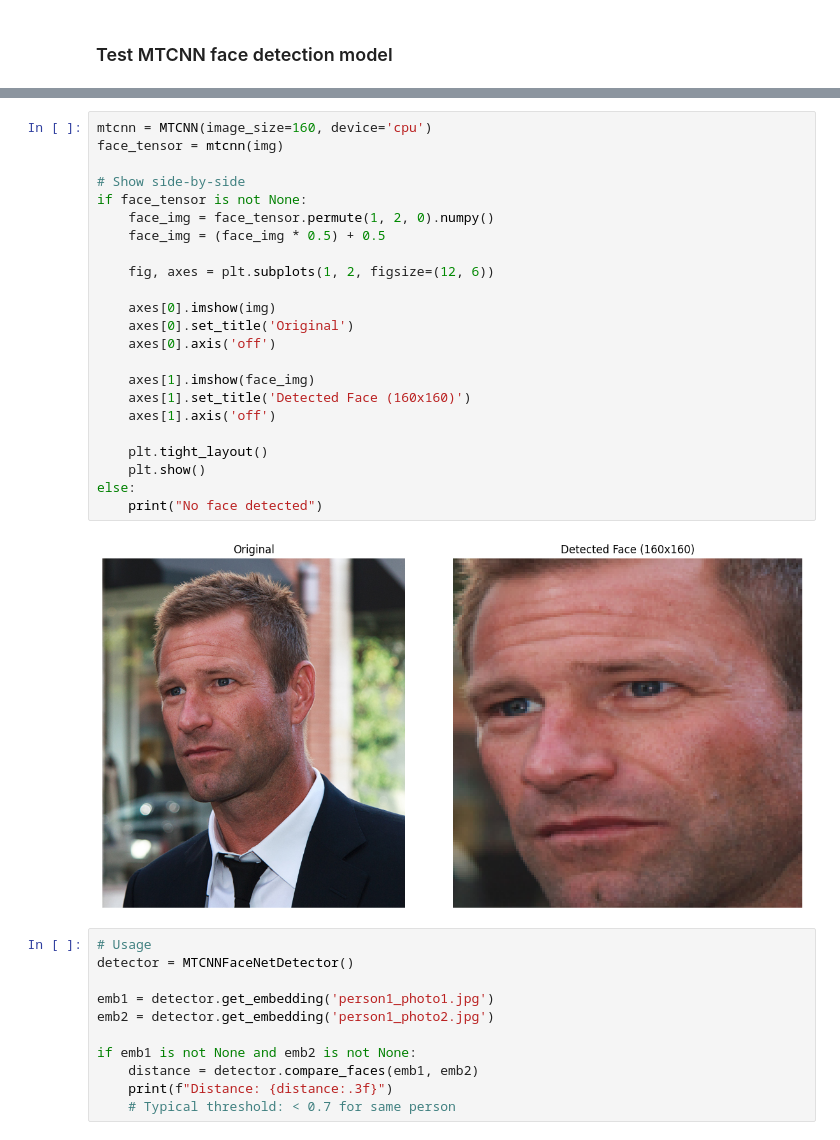
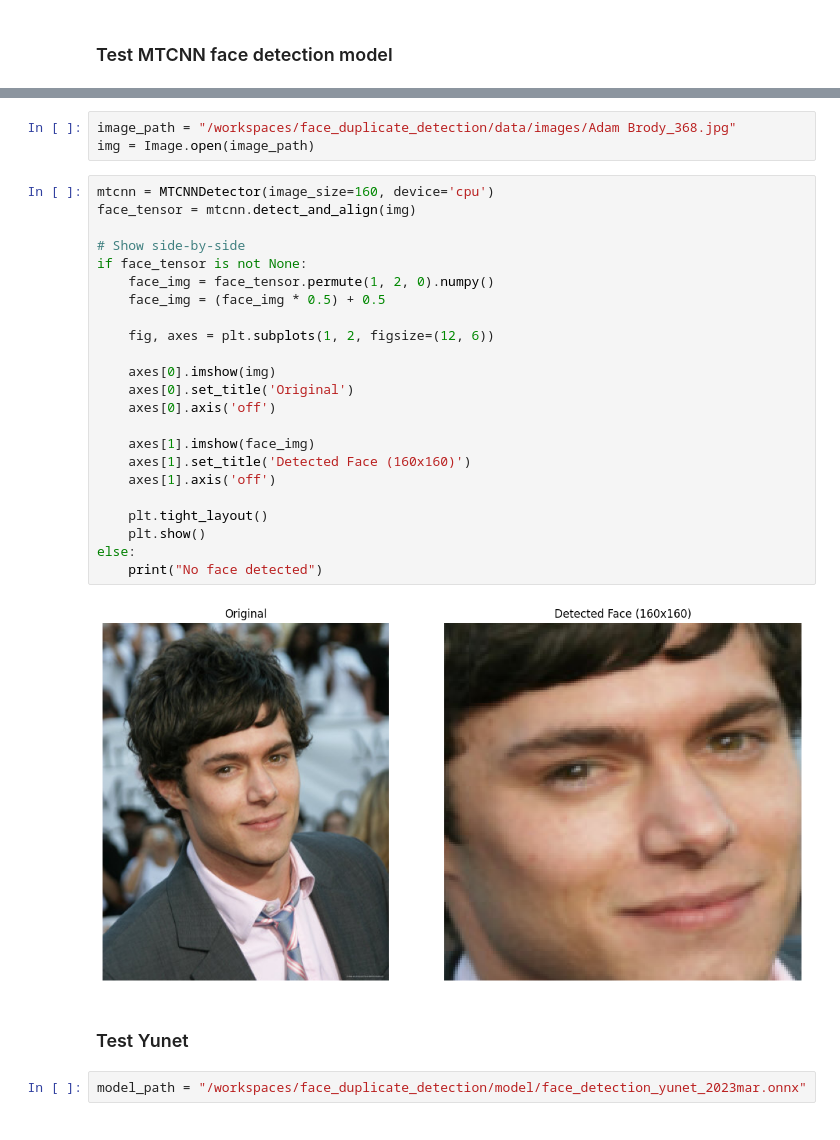
Before and after one commit to davidsirait/face_duplicate_detection, a Jupyter notebook: notebook/face_recog.ipynb, the cells around one changed output, grey strips where cells are left out. Cells and saved outputs as stored; diff of their text form.

```diff
--- a/notebook/face_recog.ipynb
+++ b/notebook/face_recog.ipynb
@@ -63,36 +50,32 @@ plt.show()
+# %%
+image_path = "/workspaces/face_duplicate_detection/data/images/Adam Brody_368.jpg"
+img = Image.open(image_path)
 # %%
-mtcnn = MTCNN(image_size=160, device='cpu')
-face_tensor = mtcnn(img)
+mtcnn = MTCNNDetector(image_size=160, device='cpu')
+face_tensor = mtcnn.detect_and_align(img)
 
 # Show side-by-side
 if face_tensor is not None:
     face_img = face_tensor.permute(1, 2, 0).numpy()
     face_img = (face_img * 0.5) + 0.5
 
     fig, axes = plt.subplots(1, 2, figsize=(12, 6))
 
     axes[0].imshow(img)
     axes[0].set_title('Original')
     axes[0].axis('off')
 
     axes[1].imshow(face_img)
     axes[1].set_title('Detected Face (160x160)')
     axes[1].axis('off')
 
     plt.tight_layout()
     plt.show()
 else:
     print("No face detected")
 # %% [output]
-[figure, old version]
+[figure, new version]
-# %%
-# Usage
-detector = MTCNNFaceNetDetector()
-
-emb1 = detector.get_embedding('person1_photo1.jpg')
-emb2 = detector.get_embedding('person1_photo2.jpg')
-
-if emb1 is not None and emb2 is not None:
-    distance = detector.compare_faces(emb1, emb2)
-    print(f"Distance: {distance:.3f}")
-    # Typical threshold: < 0.7 for same person
+# %% [markdown]
+### Test Yunet
+# %%
+model_path = "/workspaces/face_duplicate_detection/model/face_detection_yunet_2023mar.onnx"
```
Also changed, not shown: parts of 8 cells of this notebook, 2 other files.
